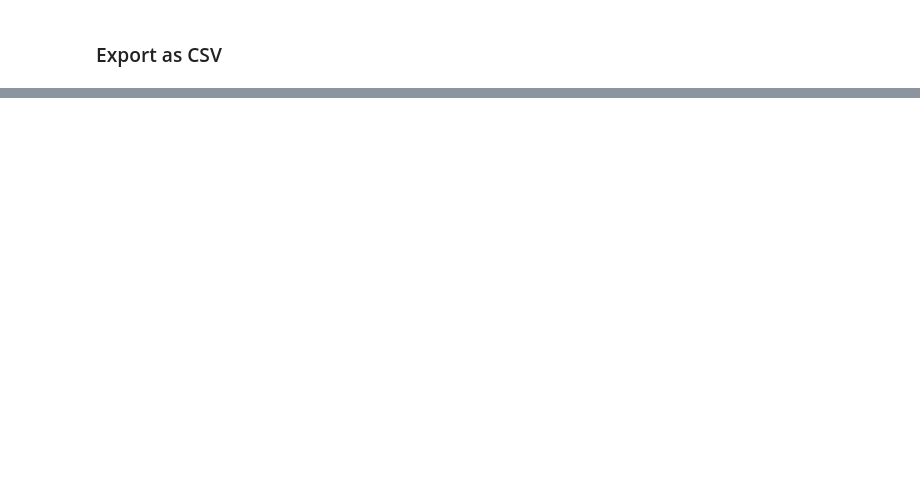
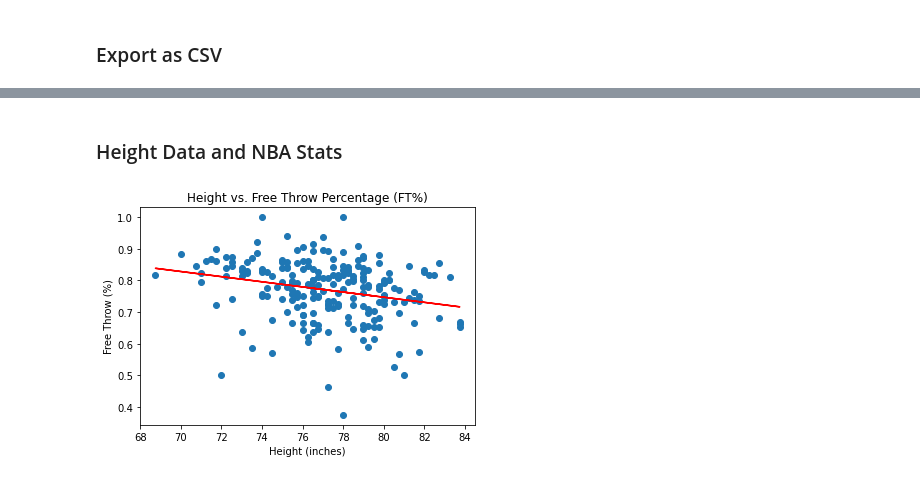
Before and after one commit to adithyav09/Group-APIs-Project, a Jupyter notebook: NBA_DATA.ipynb, the cells around one changed output, grey strips where cells are left out. Saved outputs shown, nothing was run; the diff lists cells and outputs as text; code cells hidden in the pictures; blank space fills up the shorter version.

```diff
--- a/NBA_DATA.ipynb
+++ b/NBA_DATA.ipynb
@@ -73,0 +109,34 @@ merged_data_df['HEIGHT\xa0W/O\xa0SHOES']=wingspan_convert
+# %%
+#Converting the Height Data from Feet and inches to feet.
+
+
+#Created empty list to store height in inches after looping through 'original_height' which is in feet and inches
+height_inches=[]
+
+original_height = merged_data_df['HEIGHT\xa0W/O\xa0SHOES']
+original_height_list = original_height.tolist()
+
+for height in original_height_list:
+    height_cleaned = str(height).strip("'").split("'")
+    height_inches.append(float(height_cleaned[0]) * 12 + float(height_cleaned[1]))
+# %% [markdown]
+### Height Data and NBA Stats
+# %%
+#Graphing:
+#Height vs FT%
+
+(correlation_coefficient) = st.pearsonr(height_inches, merged_data_df['FT%'])[0]
+(slope, intercept, r_value, p_value, standard_error) = st.linregress(height_inches, merged_data_df['FT%'])
+
+#Slope formula 'y=mx+b'
+y = slope * np.array(height_inches) + intercept
+
+plt.scatter(x = height_inches, y = merged_data_df['FT%'])
+plt.xlabel('Height (inches)')
+plt.ylabel('Free Throw (%)')
+plt.title('Height vs. Free Throw Percentage (FT%)')
+
+plt.plot(height_inches, y, color = 'red')
+plt.show()
+# %% [output]
+[figure, added]
```
Also changed, not shown: parts of 15 cells of this notebook, 1 other file.
